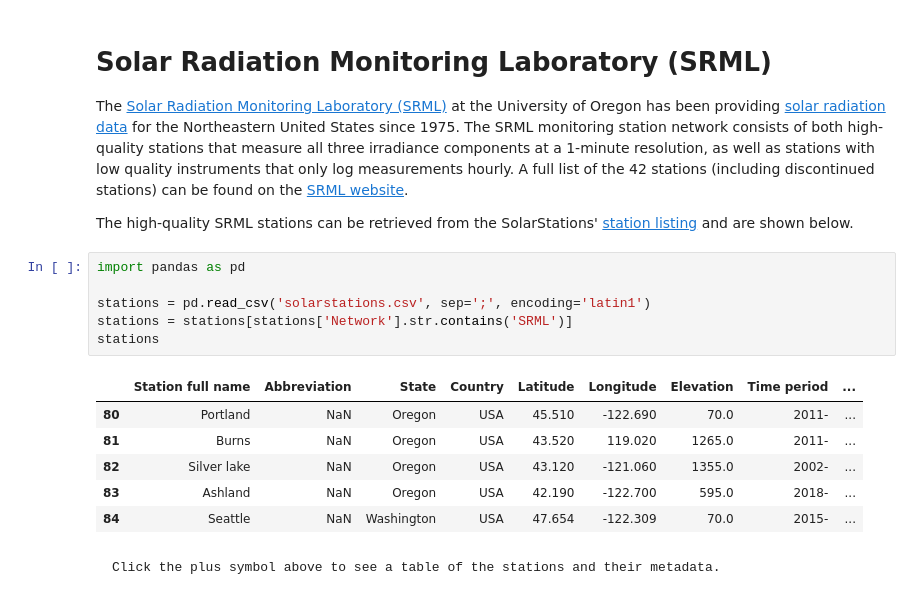
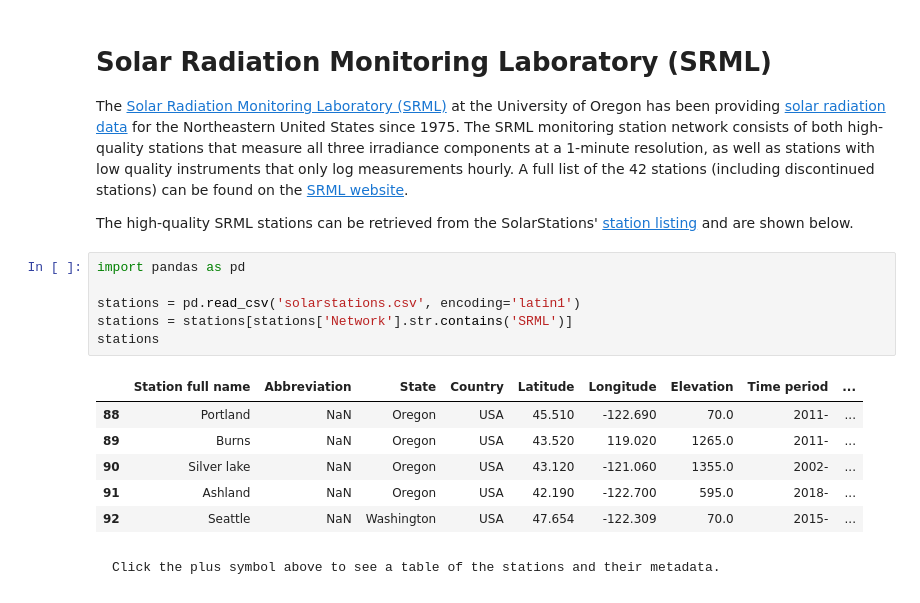
Before and after one commit to AssessingSolar/solarstations, a Jupyter notebook: station_network_srml.ipynb, the cells around one changed output. Saved outputs shown, nothing was run; the diff lists cells and outputs as text.

Commit message:
Update parses to use comma when reading solarstations.csv

````diff
--- a/station_network_srml.ipynb
+++ b/station_network_srml.ipynb
@@ -7,16 +7,16 @@ The high-quality SRML stations can be retrieved from the SolarStations' [station
 # %%
 import pandas as pd
 
-stations = pd.read_csv('solarstations.csv', sep=';', encoding='latin1')
+stations = pd.read_csv('solarstations.csv', encoding='latin1')
 stations = stations[stations['Network'].str.contains('SRML')]
 stations
 # %% [output]
 |  | Station full name | Abbreviation | State | Country | Latitude | Longitude | Elevation | Time period | ... |
-| 80 | Portland | NaN | Oregon | USA | 45.510 | -122.690 | 70.0 | 2011- | ... |
-| 81 | Burns | NaN | Oregon | USA | 43.520 | 119.020 | 1265.0 | 2011- | ... |
-| 82 | Silver lake | NaN | Oregon | USA | 43.120 | -121.060 | 1355.0 | 2002- | ... |
-| 83 | Ashland | NaN | Oregon | USA | 42.190 | -122.700 | 595.0 | 2018- | ... |
-| 84 | Seattle | NaN | Washington | USA | 47.654 | -122.309 | 70.0 | 2015- | ... |
+| 88 | Portland | NaN | Oregon | USA | 45.510 | -122.690 | 70.0 | 2011- | ... |
+| 89 | Burns | NaN | Oregon | USA | 43.520 | 119.020 | 1265.0 | 2011- | ... |
+| 90 | Silver lake | NaN | Oregon | USA | 43.120 | -121.060 | 1355.0 | 2002- | ... |
+| 91 | Ashland | NaN | Oregon | USA | 42.190 | -122.700 | 595.0 | 2018- | ... |
+| 92 | Seattle | NaN | Washington | USA | 47.654 | -122.309 | 70.0 | 2015- | ... |
 # %% [markdown]
 ```{margin} Station metadata
 Click the plus symbol above to see a table of the stations and their metadata.
````
Also changed, not shown: parts of 2 cells of this notebook, 3 other files.
